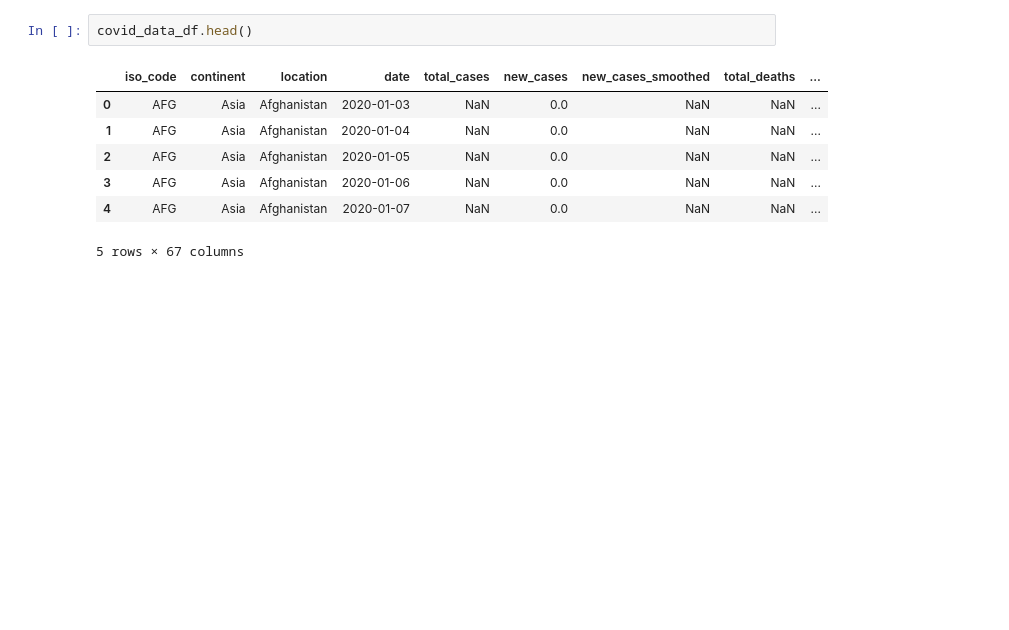
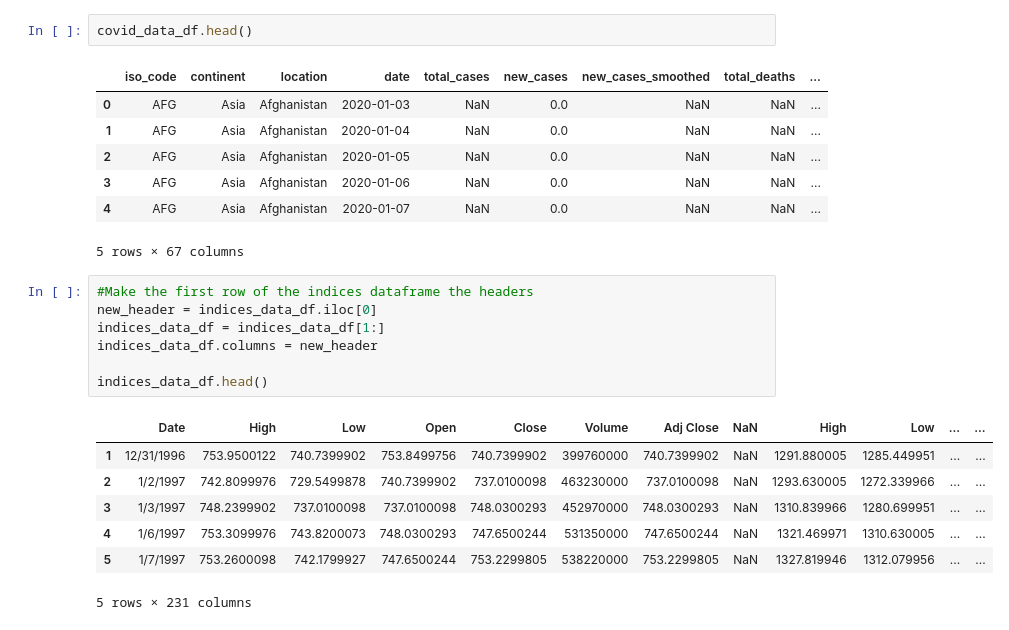
Before and after one commit to datla-ria/Project-1, a Jupyter notebook: project-1.ipynb, the cells around one changed output. Cells and saved outputs as stored; diff of their text form; blank space fills up the shorter version.

```diff
--- a/project-1.ipynb
+++ b/project-1.ipynb
@@ -29,3 +30,18 @@ covid_data_df.head()
 | 3 | AFG | Asia | Afghanistan | 2020-01-06 | NaN | 0.0 | NaN | NaN | ... |
 | 4 | AFG | Asia | Afghanistan | 2020-01-07 | NaN | 0.0 | NaN | NaN | ... |
 5 rows × 67 columns
+# %%
+#Make the first row of the indices dataframe the headers
+new_header = indices_data_df.iloc[0]
+indices_data_df = indices_data_df[1:]
+indices_data_df.columns = new_header
+
+indices_data_df.head()
+# %% [output]
+|  | Date | High | Low | Open | Close | Volume | Adj Close | NaN | High | Low | ... | ... |
+| 1 | 12/31/1996 | 753.9500122 | 740.7399902 | 753.8499756 | 740.7399902 | 399760000 | 740.7399902 | NaN | 1291.880005 | 1285.449951 | ... | ... |
+| 2 | 1/2/1997 | 742.8099976 | 729.5499878 | 740.7399902 | 737.0100098 | 463230000 | 737.0100098 | NaN | 1293.630005 | 1272.339966 | ... | ... |
+| 3 | 1/3/1997 | 748.2399902 | 737.0100098 | 737.0100098 | 748.0300293 | 452970000 | 748.0300293 | NaN | 1310.839966 | 1280.699951 | ... | ... |
+| 4 | 1/6/1997 | 753.3099976 | 743.8200073 | 748.0300293 | 747.6500244 | 531350000 | 747.6500244 | NaN | 1321.469971 | 1310.630005 | ... | ... |
+| 5 | 1/7/1997 | 753.2600098 | 742.1799927 | 747.6500244 | 753.2299805 | 538220000 | 753.2299805 | NaN | 1327.819946 | 1312.079956 | ... | ... |
+5 rows × 231 columns
```
Also changed, not shown: parts of 4 cells of this notebook.
